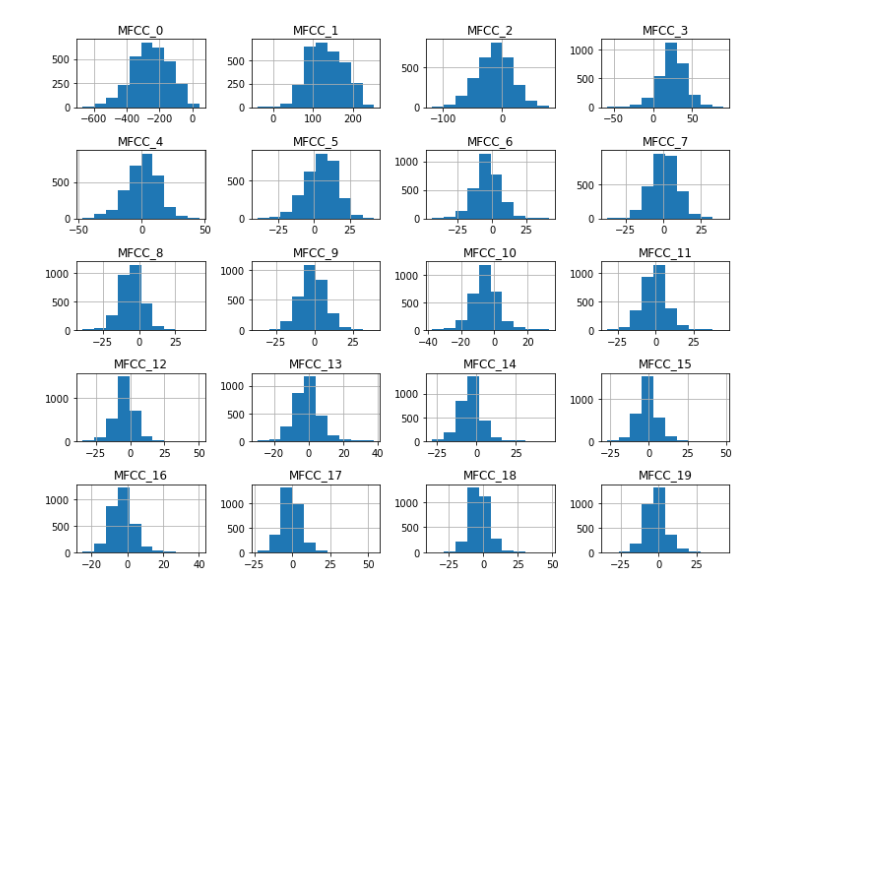
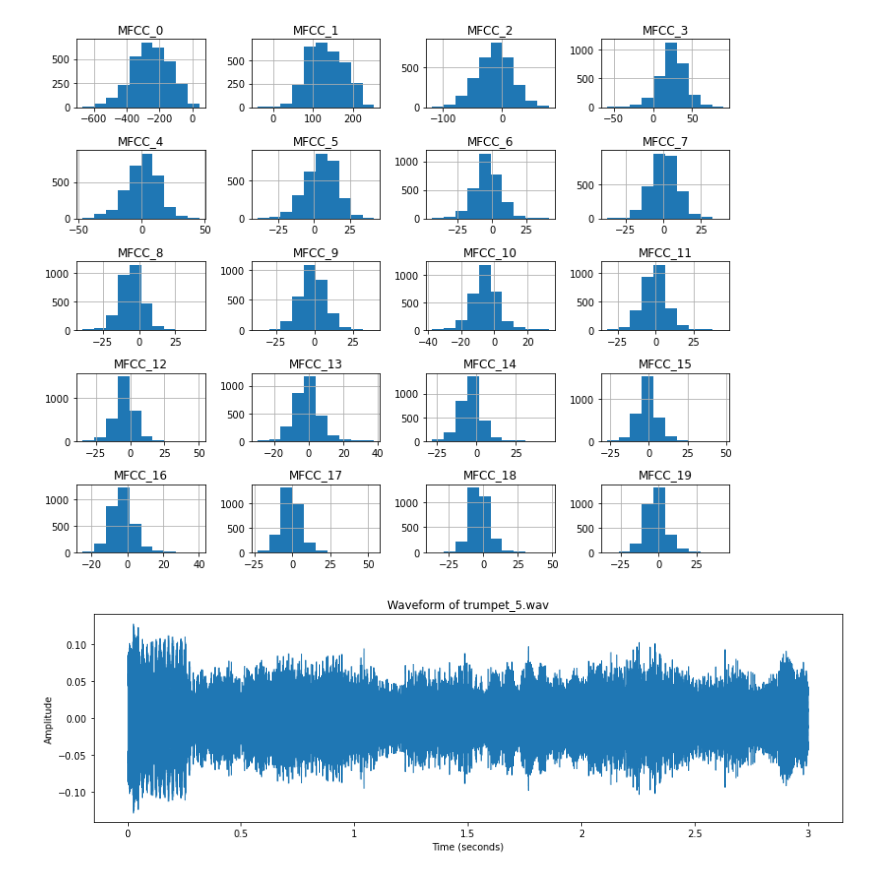
Before and after one commit to obinna345/capstone, a Jupyter notebook: capstone project.ipynb, the cells around one changed output. Saved outputs shown, nothing was run; the diff lists cells and outputs as text; code cells hidden in the pictures; blank space fills up the shorter version.

Commit message:
Update capstone project.ipynb
viewing the waveform and frequency of an audio

```diff
--- a/capstone project.ipynb
+++ b/capstone project.ipynb
@@ -408,3 +408,28 @@ trumpet            577
 flute              451
 Name: Instrument, dtype: int64
 [figure]
+# %%
+
+# Replace 'folder_path' with the path to your parent folder containing subfolders
+folder_path = 'C:\\Users\\user\\Desktop\\capstone\\irmasdataset'
+
+# The selected instrument and audio file you want to plot (adjust these as needed)
+selected_instrument = "trumpet"
+selected_audio_file = "trumpet_5.wav"
+
+# Find the path to the selected audio file
+audio_file_path = os.path.join(folder_path, selected_instrument, selected_audio_file)
+
+# Load the audio file using librosa
+y, sr = librosa.load(audio_file_path)
+
+# Plot the waveform
+plt.figure(figsize=(12, 4))
+librosa.display.waveshow(y, sr=sr)
+plt.title(f"Waveform of {selected_audio_file}")
+plt.xlabel("Time (seconds)")
+plt.ylabel("Amplitude")
+plt.tight_layout()
+plt.show()
+# %% [output]
+[figure, added]
```
Also changed, not shown: parts of 3 cells of this notebook.
